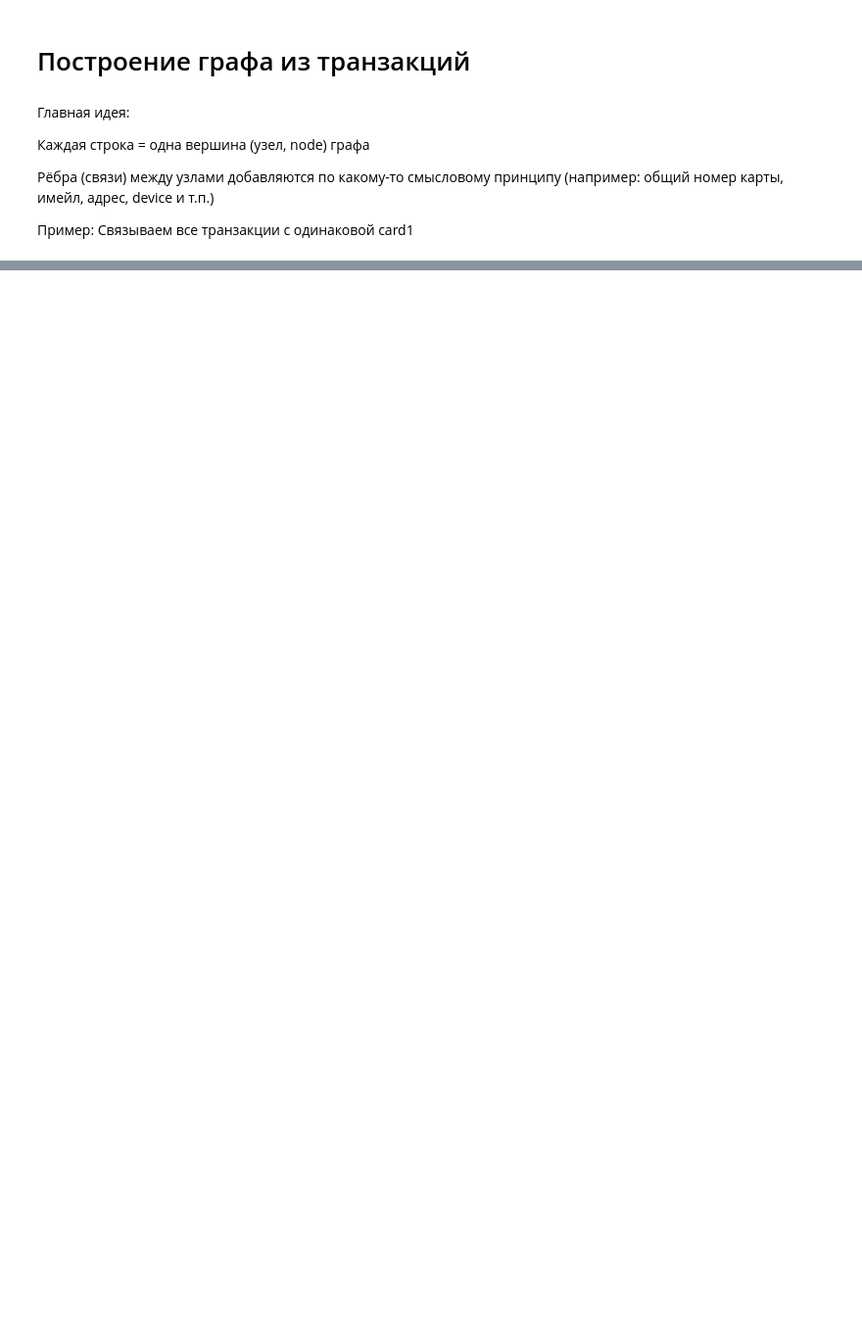
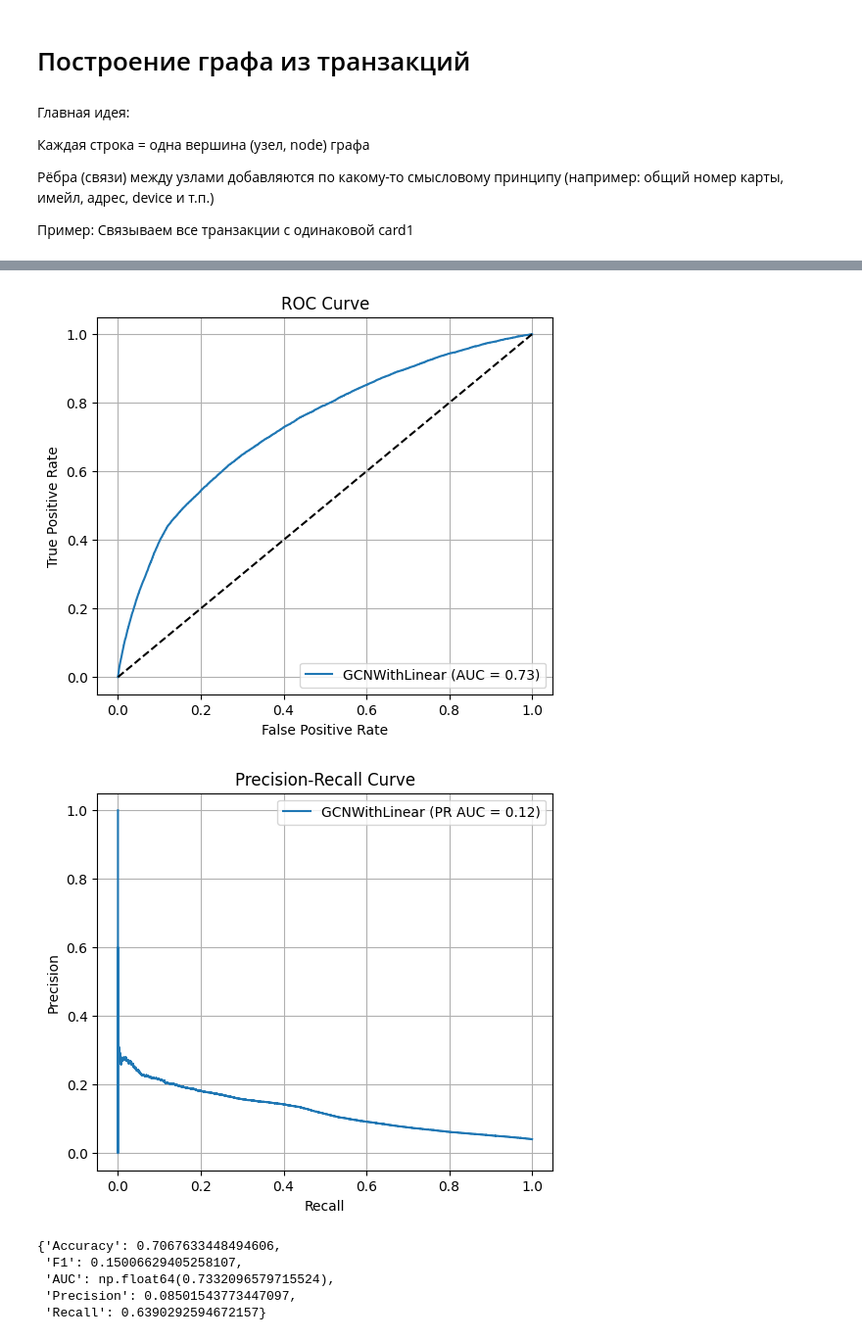
Before and after one commit to pese-git/mfdp-fin-fraud-detection, a Jupyter notebook: model/graph.ipynb, the cells around one changed output, grey strips where cells are left out. Shown at 98% size. Cells and saved outputs as stored; diff of their text form; code cells hidden in the pictures; blank space fills up the shorter version.

```diff
--- a/model/graph.ipynb
+++ b/model/graph.ipynb
@@ -305,0 +799,4 @@ evaluate(model=model_simple_gnn, loader=test_loader, name='Test SimpleGNN')
+# %%
+model_linear_gnn = GCNWithLinear(input_dim=data.x.shape[1], hidden_dim=32).to(device)
+
+train(model=model_linear_gnn, loader=train_loader, criterion=criterion, epochs=15)
@@ -305,0 +819,10 @@ evaluate(model=model_simple_gnn, loader=test_loader, name='Test SimpleGNN')
+# %%
+evaluate(model=model_linear_gnn, loader=train_loader, name="GCNWithLinear")
+# %% [output]
+[figure, added]
+[figure, added]
+{'Accuracy': 0.7067633448494606,
+ 'F1': 0.15006629405258107,
+ 'AUC': np.float64(0.7332096579715524),
+ 'Precision': 0.08501543773447097,
+ 'Recall': 0.6390292594672157}
```
Also changed, not shown: parts of 25 cells of this notebook.
